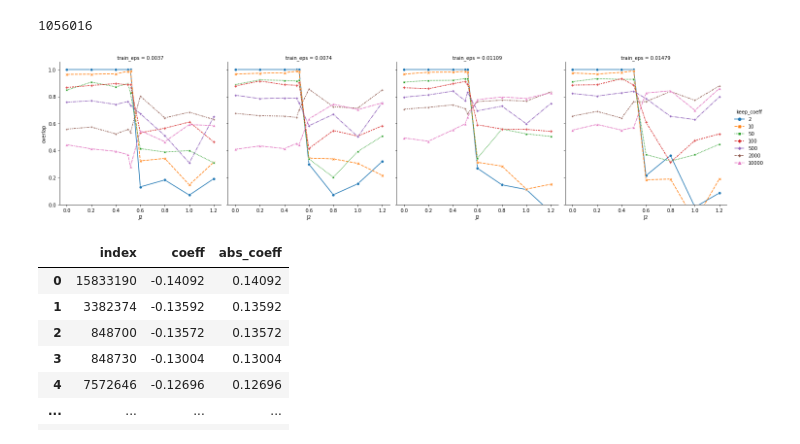
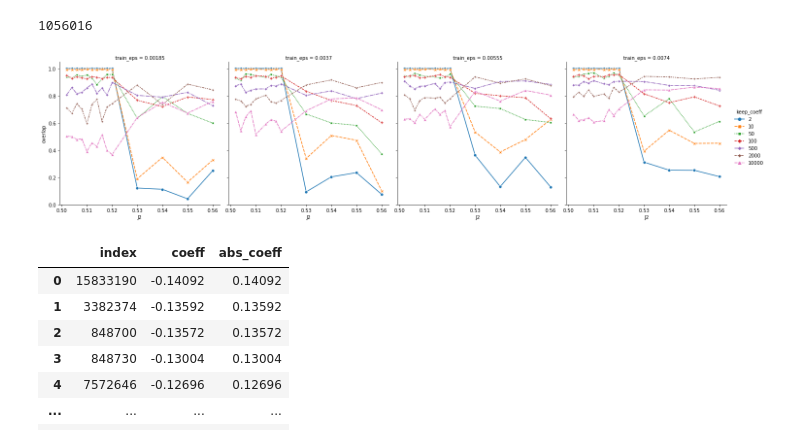
Before and after one commit to ischurov/frustrations-eda, a Jupyter notebook: kagome-24-fourier.ipynb, the cells around one changed output. Drawn from its saved outputs; the diff is of its cells as text; code cells hidden in the pictures.

```diff
--- a/kagome-24-fourier.ipynb
+++ b/kagome-24-fourier.ipynb
@@ -28,7 +27,7 @@ import seaborn as sns
 
 %matplotlib inline
 # %%
-experiment_dir = Path("kagome24-2022-12-20/")
+experiment_dir = Path("kagome24-2022-12-21/")
 # %%
 learners = {}
 for file in experiment_dir.glob("fourier-learner-*.pickle.lz"):
@@ -315,7 +276,9 @@ def calculate_overlap(keep_coeffs=100, test_set_size=1000):
     )
     return df
 # %%
-overlap_df_full = calculate_overlap(keep_coeffs=[2, 10, 50, 100, 500, 2000, 10000])
+overlap_df_full = calculate_overlap(
+    keep_coeffs=[2, 10, 50, 100, 500, 2000, 10000]
+)
 # %% [output]
 self.number_spins=24
 Symmetry group contains 16 elements
@@ -451,25 +350,25 @@ len(fourier_basis.states)
 # %%
 sns.relplot(
-    overlap_df_full1.assign(
+    overlap_df_full.assign(
         keep_eps=lambda x: np.round(
             (x["keep_coeff"] / len(fourier_basis.states)), 5
         ).astype(str),
         keep_coeff=lambda x: x["keep_coeff"].astype("str"),
         train_eps=lambda x: np.round(x["train_eps"], 5),
     )
     # .assign(iterations=lambda x: x["iterations"].astype(str))
     ,
     x="J2",
     y="overlap",
     hue="keep_coeff",
     style="keep_coeff",
     markers=True,
     col="train_eps",
     kind="line",
 ).set(ylim=(0, None))
 plt.savefig("kagome24-predict.pdf")
 # %% [output]
-[figure, old version]
+[figure, new version]
 # %%
 learner_multipliticities = []
 for keep_first in [5, 10, 20, 100]:
```
Also changed, not shown: parts of 13 cells of this notebook, 6 other files.
